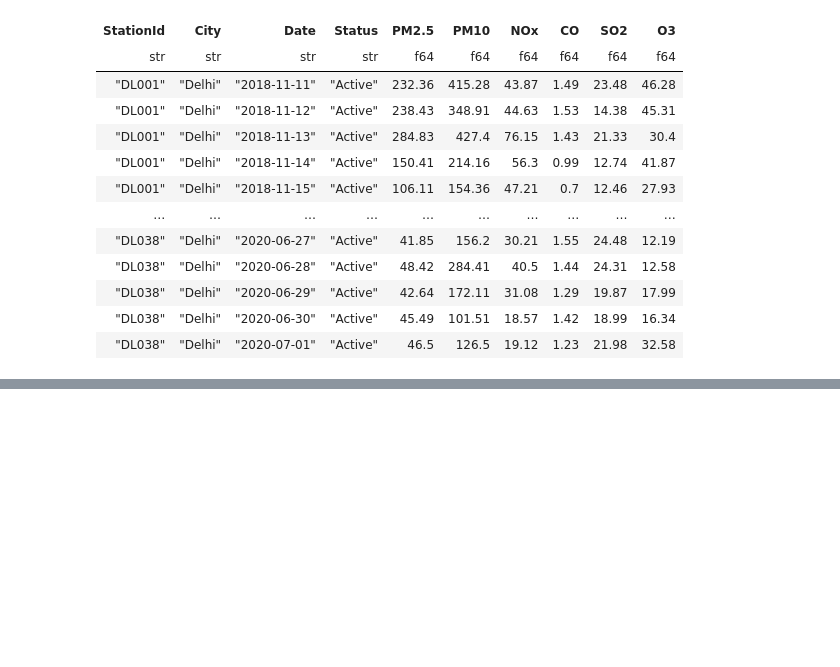
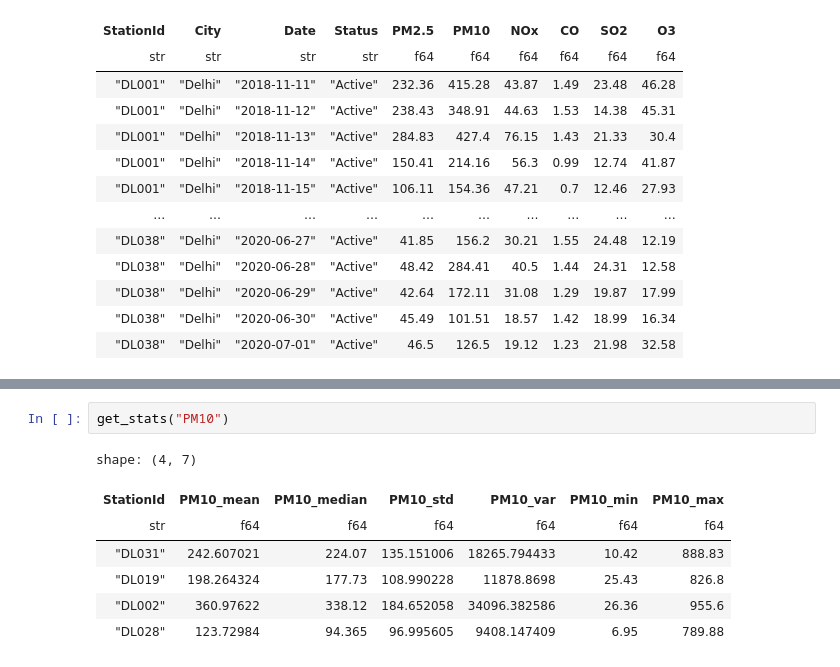
Before and after one commit to oliveira-da-silva-patrick/Workshop1-Project1-AirQualityInIndia, a Jupyter notebook: main.ipynb, the cells around one changed output, grey strips where cells are left out. Cells and saved outputs as stored; diff of their text form; blank space fills up the shorter version.

```diff
--- a/main.ipynb
+++ b/main.ipynb
@@ -72,0 +119,10 @@ shape: (24_215, 10)
+# %%
+get_stats("PM10")
+# %% [output]
+shape: (4, 7)
+| StationId | PM10_mean | PM10_median | PM10_std | PM10_var | PM10_min | PM10_max |
+| str | f64 | f64 | f64 | f64 | f64 | f64 |
+| "DL031" | 242.607021 | 224.07 | 135.151006 | 18265.794433 | 10.42 | 888.83 |
+| "DL019" | 198.264324 | 177.73 | 108.990228 | 11878.8698 | 25.43 | 826.8 |
+| "DL002" | 360.97622 | 338.12 | 184.652058 | 34096.382586 | 26.36 | 955.6 |
+| "DL028" | 123.72984 | 94.365 | 96.995605 | 9408.147409 | 6.95 | 789.88 |
```
Also changed, not shown: parts of 12 cells of this notebook.
